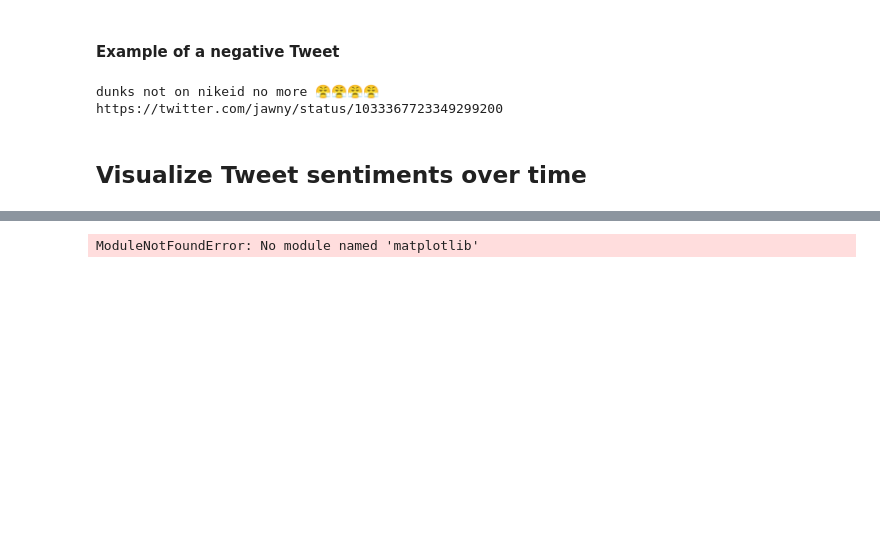
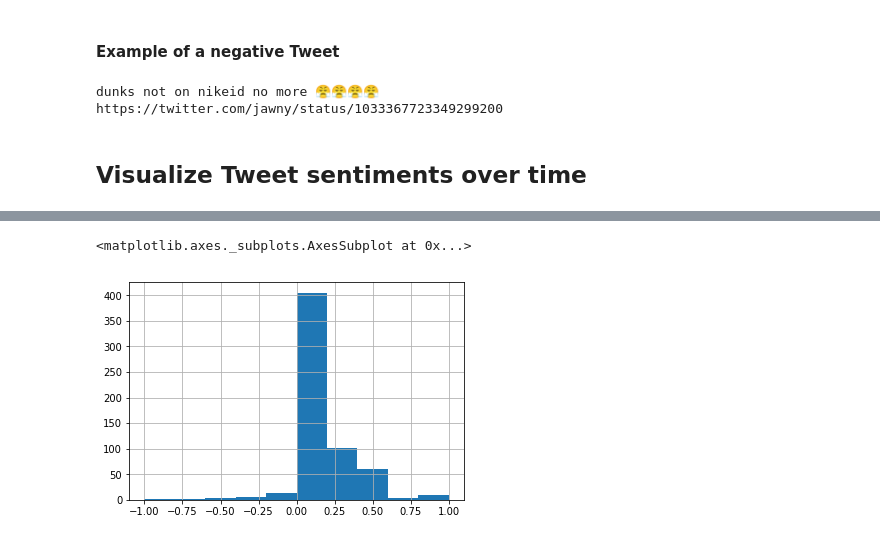
Before and after one commit to johnwmillr/TwitterTracker, a Jupyter notebook: TwitterTracker.ipynb, the cells around one changed output, grey strips where cells are left out. Drawn from its saved outputs; the diff is of its cells as text; code cells hidden in the pictures; blank space fills up the shorter version.

Commit message:
Add plots of Tweet sentiment

```diff
--- a/TwitterTracker.ipynb
+++ b/TwitterTracker.ipynb
@@ -185,4 +197,7 @@ import matplotlib
+# %%
+plt.style.use('seaborn')
 # %%
-tweets['sentiment_score'].plot()
+tweets['sentiment_score'].hist(bins=10)
 # %% [output]
-ModuleNotFoundError: No module named 'matplotlib'
+<matplotlib.axes._subplots.AxesSubplot at 0x...>
+[figure, added]
```
Also changed, not shown: parts of 14 cells of this notebook.
